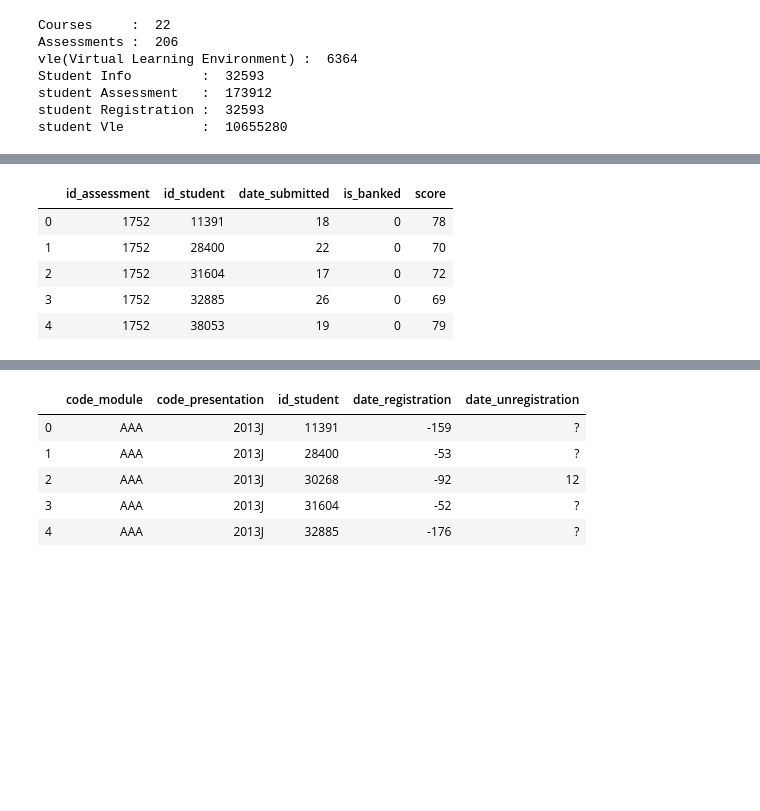
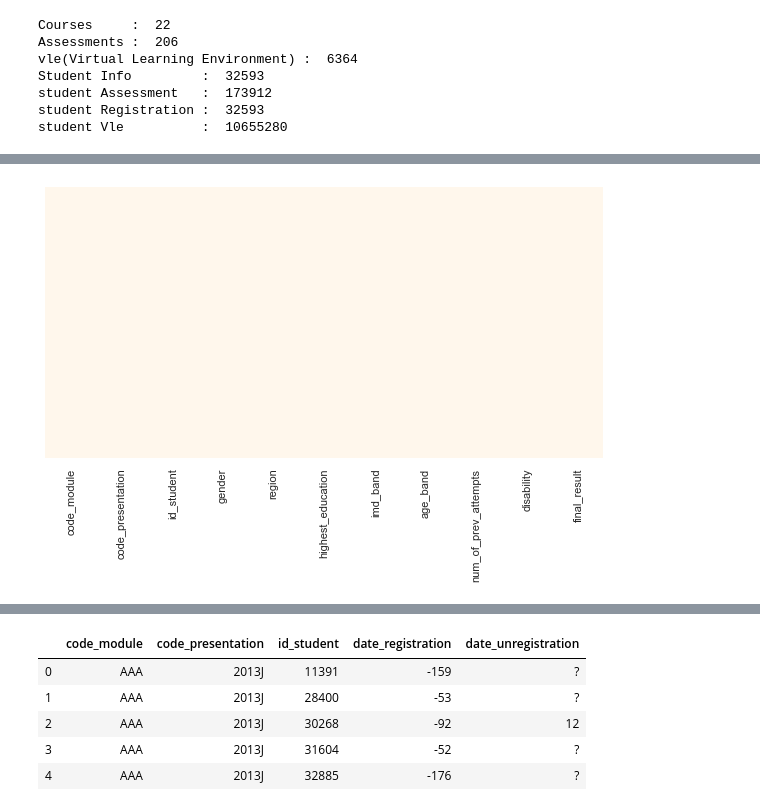
Before and after one commit to rayansami/behaviour-analysis, a Jupyter notebook: Analyzing_Open_University_Learning_Analytics_Dataset.ipynb, the cells around one changed output, grey strips where cells are left out. Drawn from its saved outputs; the diff is of its cells as text; code cells hidden in the pictures; blank space fills up the shorter version.

```diff
--- a/Analyzing_Open_University_Learning_Analytics_Dataset.ipynb
+++ b/Analyzing_Open_University_Learning_Analytics_Dataset.ipynb
@@ -65,9 +56,7 @@ student_info.head()
-# %%
-student_assessment.head()
-# %% [output]
-|  | id_assessment | id_student | date_submitted | is_banked | score |
-| 0 | 1752 | 11391 | 18 | 0 | 78 |
-| 1 | 1752 | 28400 | 22 | 0 | 70 |
-| 2 | 1752 | 31604 | 17 | 0 | 72 |
-| 3 | 1752 | 32885 | 26 | 0 | 69 |
-| 4 | 1752 | 38053 | 19 | 0 | 79 |
+# %%
+student_info.head()
+plt.figure(figsize=(10,5))
+sns.heatmap(student_info.isnull(), yticklabels=False, cbar=False, cmap='OrRd')
+plt.show()
+# %% [output]
+[figure, added]
```
Also changed, not shown: parts of 3 cells of this notebook.
